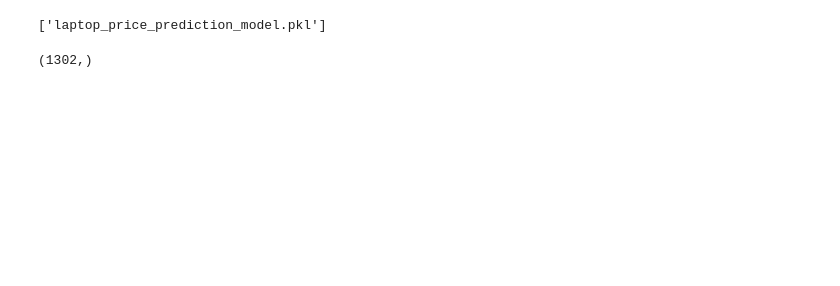
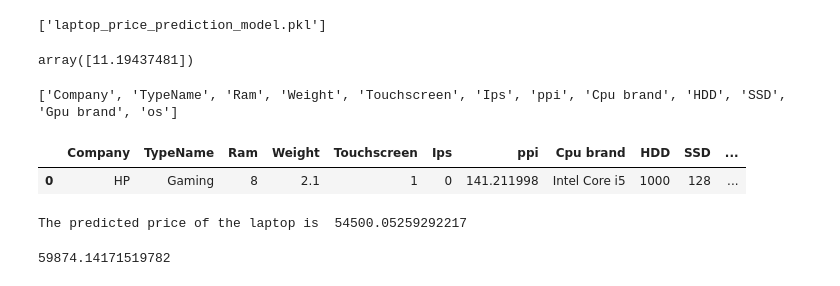
Before and after one commit to Imareeba2932/laptop, a Jupyter notebook: laptop-price-prediction (1).ipynb, the cells around one changed output. Cells and saved outputs as stored; diff of their text form; code cells hidden in the pictures; blank space fills up the shorter version.

```diff
--- a/laptop-price-prediction (1).ipynb
+++ b/laptop-price-prediction (1).ipynb
@@ -1016,15 +1000,36 @@ def predict_laptop_price(model,df):
     return predictions
 # %%
 # test
+import joblib
 model = load_model('laptop_price_prediction_model.pkl')
 
 # test
-df.head(1)
-
-# test
-result = predict_laptop_price(model,df)
-
-# test
-result.shape
+X.head(1)
+model.predict(X.head(1))
 # %% [output]
-(1302,)
+array([11.19437481])
+# %%
+print(X.columns.tolist())
+# %% [output]
+['Company', 'TypeName', 'Ram', 'Weight', 'Touchscreen', 'Ips', 'ppi', 'Cpu brand', 'HDD', 'SSD', 'Gpu brand', 'os']
+# %%
+def create_inp_df(company, typename, ram, weight,touchscreen, ips, ppi, cpubrand, hdd, ssd, gpubrand,os):
+    df = pd.DataFrame(columns=['Company', 'TypeName', 'Ram', 'Weight', 'Touchscreen', 'Ips', 'ppi', 'Cpu brand', 'HDD', 'SSD', 'Gpu brand', 'os'])
+    df.loc[0] = [company, typename, ram, weight, touchscreen, ips, ppi, cpubrand, hdd, ssd, gpubrand, os]
+    return df
+
+df = create_inp_df('HP', 'Gaming', 8, 2.1, 1, 0, 141.211998, 'Intel Core i5', 1000, 128, 'Nvidia', 'Windows')
+# %%
+df
+# %% [output]
+|  | Company | TypeName | Ram | Weight | Touchscreen | Ips | ppi | Cpu brand | HDD | SSD | ... |
+| 0 | HP | Gaming | 8 | 2.1 | 1 | 0 | 141.211998 | Intel Core i5 | 1000 | 128 | ... |
+# %%
+log_price = model.predict(df)[0]
+print('The predicted price of the laptop is ',np.exp(log_price))
+# %% [output]
+The predicted price of the laptop is  54500.05259292217
+# %%
+np.exp(11)
+# %% [output]
+59874.14171519782
```
Also changed, not shown: parts of 23 cells of this notebook, 12 other files.
